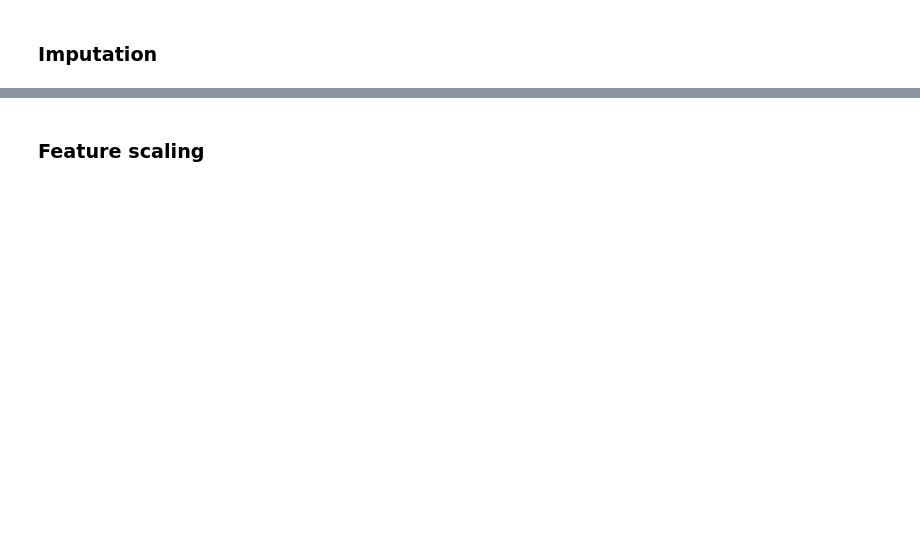
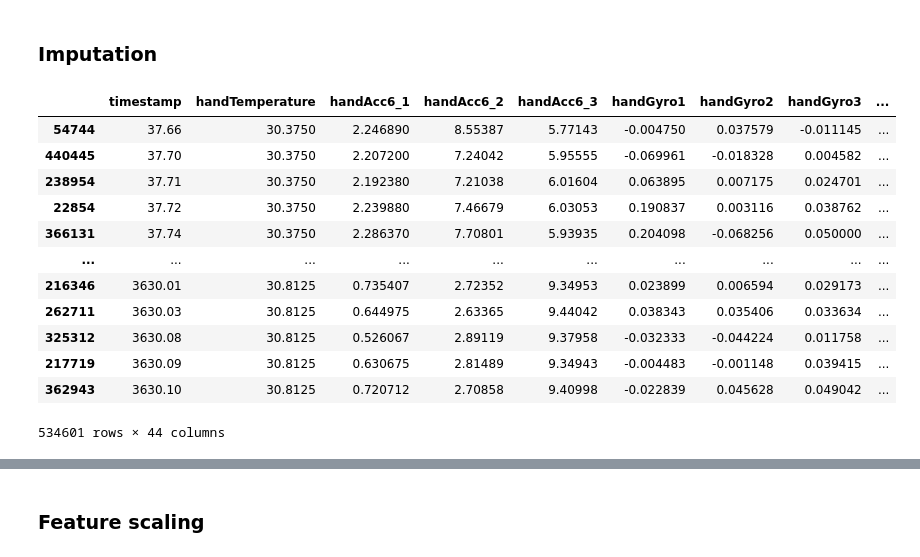
Before and after one commit to Jiarui-Chen/physical-activity-clustering, a Jupyter notebook: preprocess/preprocess.ipynb, the cells around one changed output, grey strips where cells are left out. Drawn from its saved outputs; the diff is of its cells as text; code cells hidden in the pictures; blank space fills up the shorter version.

```diff
--- a/preprocess/preprocess.ipynb
+++ b/preprocess/preprocess.ipynb
@@ -55,7 +69,22 @@ def interpolation(df, **kargs):
     df_imputed.interpolate(**kargs)
     return df_imputed
 # %%
-raw_imputed = interpolation(raw, method="linear", axis=0, inplace=True)
+raw_imputed = interpolation(raw_sorted, method="linear", axis=0, inplace=True)
+raw_imputed
+# %% [output]
+|  | timestamp | handTemperature | handAcc6_1 | handAcc6_2 | handAcc6_3 | handGyro1 | handGyro2 | handGyro3 | ... |
+| 54744 | 37.66 | 30.3750 | 2.246890 | 8.55387 | 5.77143 | -0.004750 | 0.037579 | -0.011145 | ... |
+| 440445 | 37.70 | 30.3750 | 2.207200 | 7.24042 | 5.95555 | -0.069961 | -0.018328 | 0.004582 | ... |
+| 238954 | 37.71 | 30.3750 | 2.192380 | 7.21038 | 6.01604 | 0.063895 | 0.007175 | 0.024701 | ... |
+| 22854 | 37.72 | 30.3750 | 2.239880 | 7.46679 | 6.03053 | 0.190837 | 0.003116 | 0.038762 | ... |
+| 366131 | 37.74 | 30.3750 | 2.286370 | 7.70801 | 5.93935 | 0.204098 | -0.068256 | 0.050000 | ... |
+| ... | ... | ... | ... | ... | ... | ... | ... | ... | ... |
+| 216346 | 3630.01 | 30.8125 | 0.735407 | 2.72352 | 9.34953 | 0.023899 | 0.006594 | 0.029173 | ... |
+| 262711 | 3630.03 | 30.8125 | 0.644975 | 2.63365 | 9.44042 | 0.038343 | 0.035406 | 0.033634 | ... |
+| 325312 | 3630.08 | 30.8125 | 0.526067 | 2.89119 | 9.37958 | -0.032333 | -0.044224 | 0.011758 | ... |
+| 217719 | 3630.09 | 30.8125 | 0.630675 | 2.81489 | 9.34943 | -0.004483 | -0.001148 | 0.039415 | ... |
+| 362943 | 3630.10 | 30.8125 | 0.720712 | 2.70858 | 9.40998 | -0.022839 | 0.045628 | 0.049042 | ... |
+534601 rows × 44 columns
 # %%
 def plot_hist_comparison(df1, df2, df1_label='Original', df2_label='Imputed'):
     # Ensure both dataframes have the same columns
```
Also changed, not shown: parts of 16 cells of this notebook.
